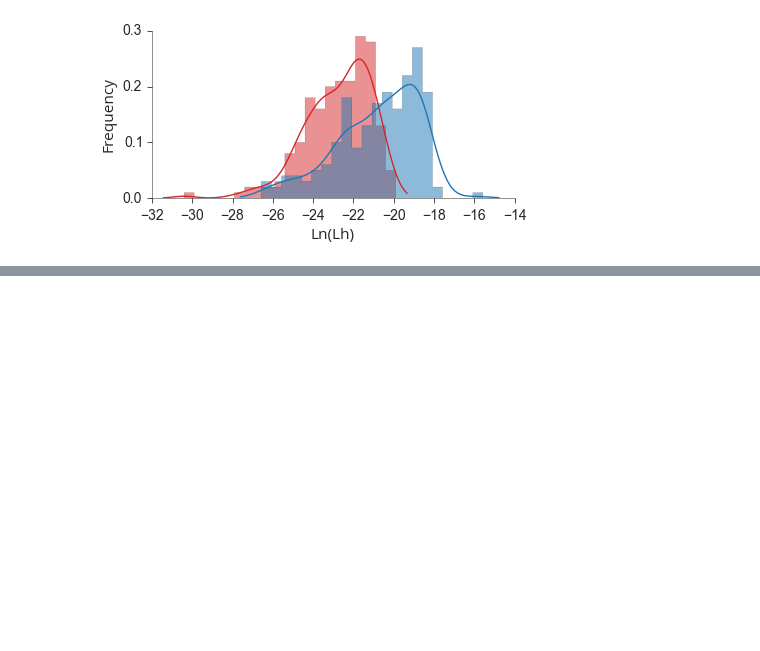
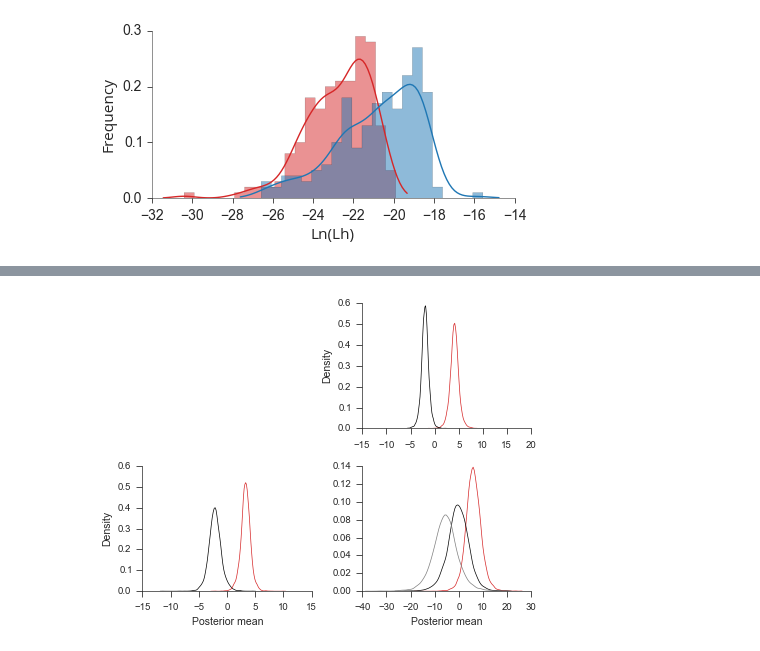
Before and after one commit to qfma/duf1220, a Jupyter notebook: plots/DUF1220-plots.ipynb, the cells around one changed output, grey strips where cells are left out. Saved outputs shown, nothing was run; the diff lists cells and outputs as text; code cells hidden in the pictures; blank space fills up the shorter version.

```diff
--- a/plots/DUF1220-plots.ipynb
+++ b/plots/DUF1220-plots.ipynb
@@ -310,0 +380,34 @@ plt.savefig("2015-03-12-DUF1220-figS3.svg", dpi=None, facecolor='w', edgecolor='
+# %%
+
+sns.set_context("paper", font_scale=1.2, rc={"lines.linewidth": 0.7,  'font.sans-serif': "Source Sans Pro"})
+sns.set_style("ticks", {"axes.linewidth": 0.7})
+plt.figure(figsize=(6.75, 5), dpi=300)
+plt.subplots_adjust(left=0.1, right=0.9,
+                    bottom=0.1, top=0.9,
+                    hspace=0.3, wspace=0.3)
+
+plt.subplot(222)
+sns.kdeplot(brain_body["Brain"], color="#d62728")
+sns.kdeplot(brain_body["BODY"], color="black")
+sns.axlabel("", "Density")
+sns.despine()
+plt.legend().remove()
+plt.subplot(223)
+sns.kdeplot(prenatal_postnatal["NeoBrain"], color="black")
+sns.kdeplot(prenatal_postnatal["PNBrain"], color="#d62728")
+sns.despine()
+sns.axlabel("Posterior mean", "Density")
+plt.legend().remove()
+plt.subplot(224)
+sns.kdeplot(neo_cere_rob["NEOCORTEX"], color="#d62728")
+sns.kdeplot(neo_cere_rob["CEREBELLUM"], color="black")
+sns.kdeplot(neo_cere_rob["Rob"], color="#7f7f7f")
+sns.despine()
+sns.axlabel("Posterior mean", "")
+plt.legend().remove()
+plt.savefig("2015-04-13-DUF1220-Fig1.svg", dpi=None, facecolor='w', edgecolor='w',
+        orientation='portrait', papertype=None, format=None,
+        transparent=False, bbox_inches=None, pad_inches=0,
+        frameon=None)
+# %% [output]
+[figure, added]
```
Also changed, not shown: parts of 11 cells of this notebook.
